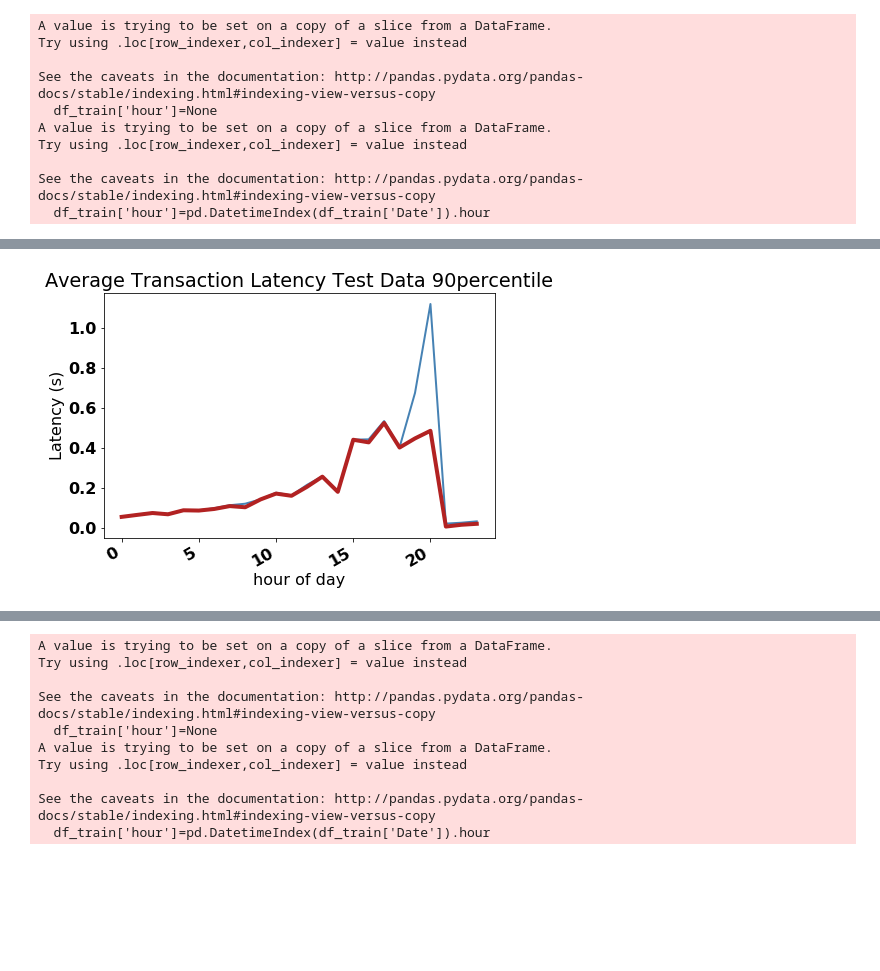
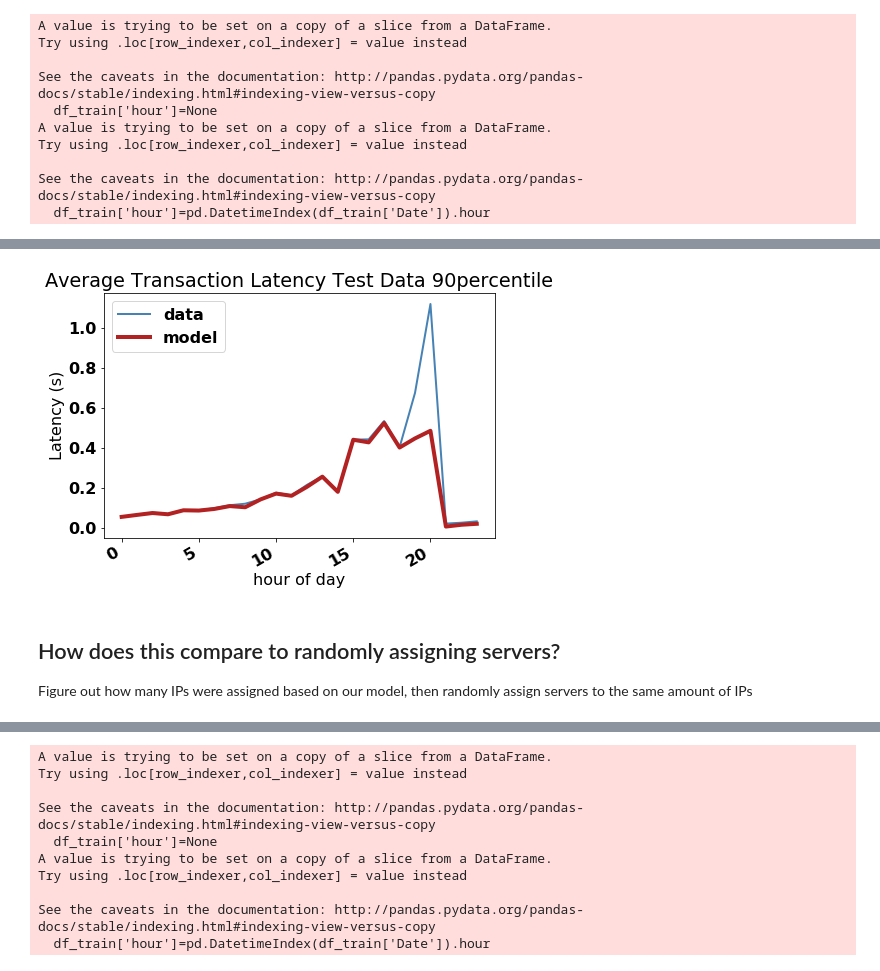
Before and after one commit to nrb75/Manifold, a Jupyter notebook: FP-Growth-optimize-hourly.ipynb, the cells around one changed output, grey strips where cells are left out. Saved outputs shown, nothing was run; the diff lists cells and outputs as text; code cells hidden in the pictures; blank space fills up the shorter version.

Commit message:
finalized hourly model, optimization matrix

```diff
--- a/FP-Growth-optimize-hourly.ipynb
+++ b/FP-Growth-optimize-hourly.ipynb
@@ -341,6 +249,6 @@ total_model_latency
 # %%
 #adjust the min threshold to 0.9 instead of 0.8 percentile
-server_assign90, model_output_test90, total_latency90, total_model_latency90, avg_latency90, avg_model_latency90=hourly_step_test_output(df_train=train_df, df_test=test_df, percentile=.9, confidence=confidence, apps_server=apps_server)
+server_df_list_test90, server_assign90, model_output_test90, total_latency90, total_model_latency90, avg_latency90, avg_model_latency90=hourly_step_test_output(df_train=train_df, df_test=test_df, percentile=.9, confidence=confidence, apps_server=apps_server)
 # %% [output]
 A value is trying to be set on a copy of a slice from a DataFrame.
 Try using .loc[row_indexer,col_indexer] = value instead
@@ -378,15 +300,20 @@ for i in server_assign90:
 # %%
 matplotlib.rc('font', **font)
 fig, ax = plt.subplots(1,1, figsize=(7,5))
-ax.plot(model_output_test90['hours'], model_output_test90['avg_latency'], color='steelblue', linewidth=2.0)
-ax.plot(model_output_test90['hours'], model_output_test90['avg_latency_model'], color='firebrick', linewidth=4.0)
+ax.plot(model_output_test90['hours'], model_output_test90['avg_latency'], color='steelblue', linewidth=2.0, label='data')
+ax.plot(model_output_test90['hours'], model_output_test90['avg_latency_model'], color='firebrick', linewidth=4.0, label='model')
 
 
 ## Rotate date labels automatically
 fig.autofmt_xdate()
 plt.ylabel('Latency (s)')
 plt.xlabel('hour of day')
 plt.title('Average Transaction Latency Test Data 90percentile')
+plt.legend(loc='upper left')
 fig.savefig('Average_transaction_latency_hours_day_Test_90.png')
 # %% [output]
-[figure, old version]
+[figure, new version]
+# %% [markdown]
+## How does this compare to randomly assigning servers?
+
+Figure out how many IPs were assigned based on our model, then randomly assign servers to the same amount of IPs
```
Also changed, not shown: parts of 81 cells of this notebook, 6 other files.
